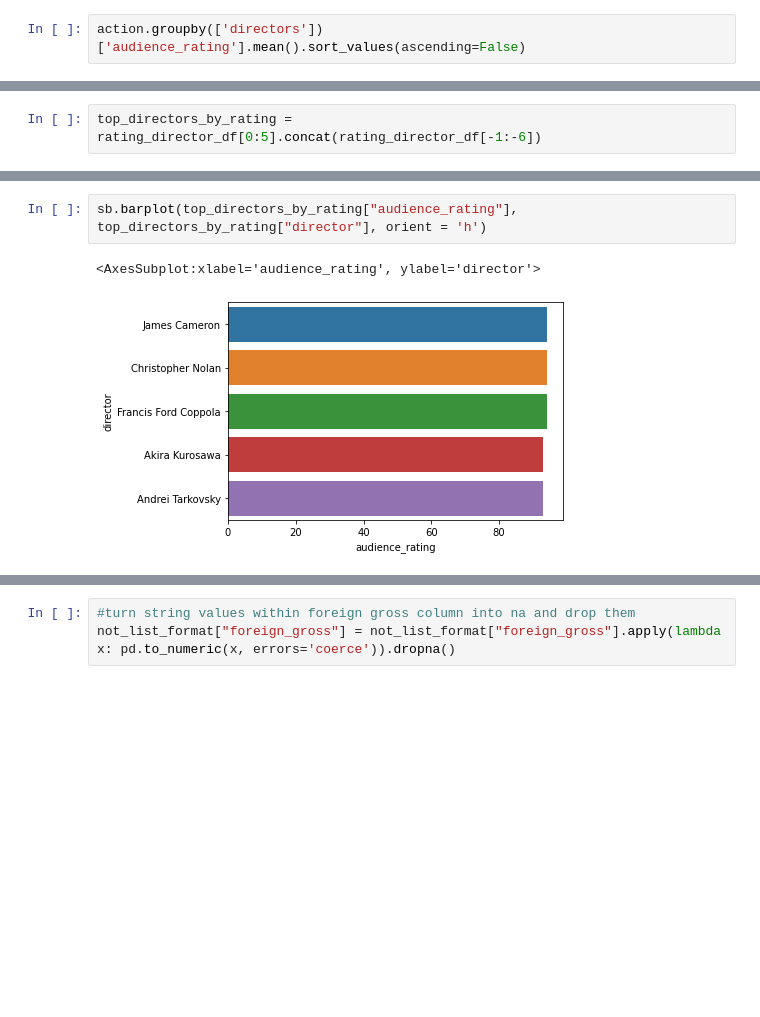
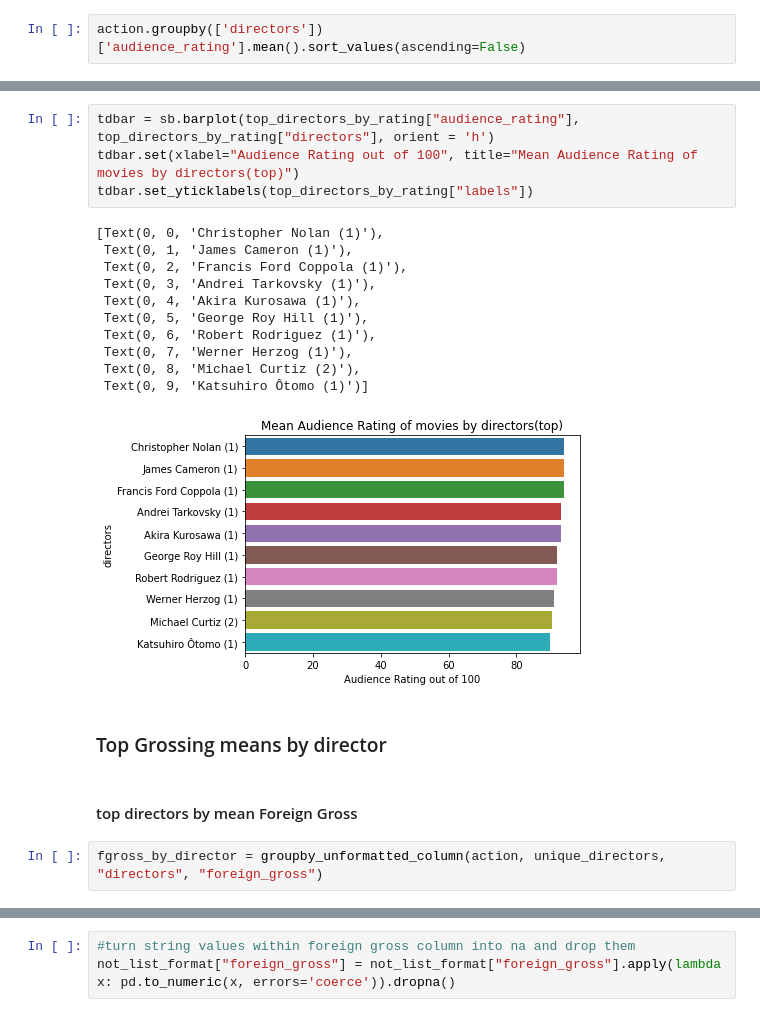
Before and after one commit to kjkahalley/optimal-film-analysis, a Jupyter notebook: bom_and_rt_genres.ipynb, the cells around one changed output, grey strips where cells are left out. Cells and saved outputs as stored; diff of their text form; blank space fills up the shorter version.

```diff
--- a/bom_and_rt_genres.ipynb
+++ b/bom_and_rt_genres.ipynb
@@ -195,2 +187,0 @@ rating_director_df.sort_values("audience_rating", inplace=True, ascending = Fals
-# %%
-top_directors_by_rating = rating_director_df[0:5].concat(rating_director_df[-1:-6])
@@ -209,5 +234,22 @@ top_directors_by_rating
 # %%
-sb.barplot(top_directors_by_rating["audience_rating"], top_directors_by_rating["director"], orient = 'h')
+tdbar = sb.barplot(top_directors_by_rating["audience_rating"], top_directors_by_rating["directors"], orient = 'h')
+tdbar.set(xlabel="Audience Rating out of 100", title="Mean Audience Rating of movies by directors(top)")
+tdbar.set_yticklabels(top_directors_by_rating["labels"])
 # %% [output]
-<AxesSubplot:xlabel='audience_rating', ylabel='director'>
+[Text(0, 0, 'Christopher Nolan (1)'),
+ Text(0, 1, 'James Cameron (1)'),
+ Text(0, 2, 'Francis Ford Coppola (1)'),
+ Text(0, 3, 'Andrei Tarkovsky (1)'),
+ Text(0, 4, 'Akira Kurosawa (1)'),
+ Text(0, 5, 'George Roy Hill (1)'),
+ Text(0, 6, 'Robert Rodriguez (1)'),
+ Text(0, 7, 'Werner Herzog (1)'),
+ Text(0, 8, 'Michael Curtiz (2)'),
+ Text(0, 9, 'Katsuhiro Ôtomo (1)')]
-[figure, old version]
+[figure, new version]
+# %% [markdown]
+### Top Grossing means by director
+# %% [markdown]
+#### top directors by mean Foreign Gross
+# %%
+fgross_by_director = groupby_unformatted_column(action, unique_directors, "directors", "foreign_gross")
```
Also changed, not shown: parts of 49 cells of this notebook, 1 other file.
